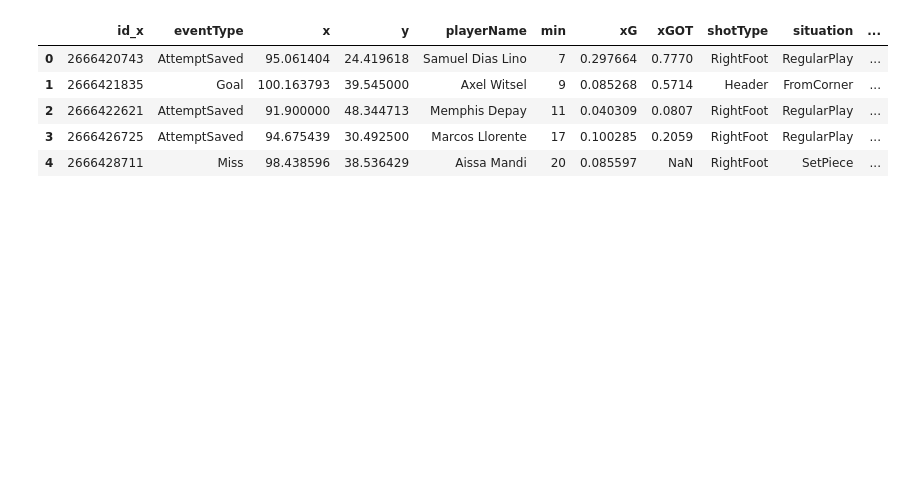
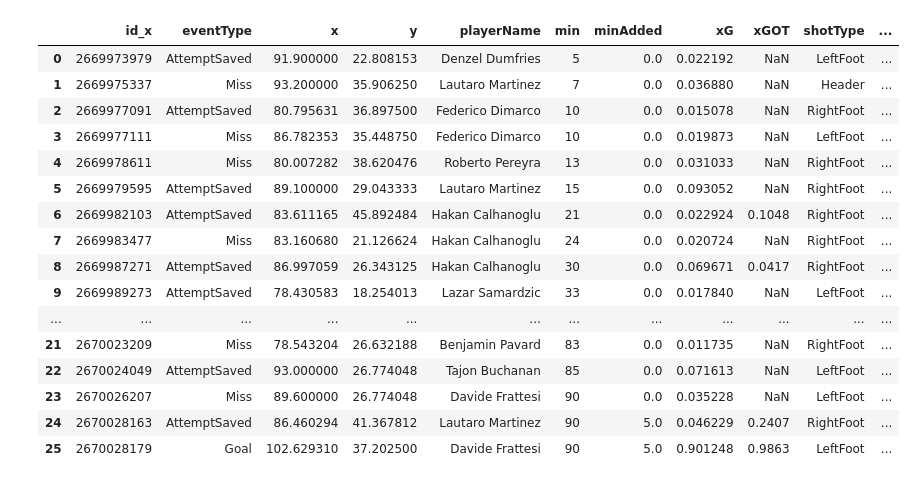
Before and after one commit to sourabanerjee/footballwork, a Jupyter notebook: match dashboard.ipynb, the cells around one changed output. Drawn from its saved outputs; the diff is of its cells as text; code cells hidden in the pictures; blank space fills up the shorter version.

```diff
--- a/match dashboard.ipynb
+++ b/match dashboard.ipynb
@@ -91,8 +108,10 @@ payload = {}
 headers={}
 response = requests.request("GET",url,headers=headers,data=payload)
 data=response.json()
+general=pd.DataFrame(data['content']["stats"]['Periods']['All']['stats'][0]['stats'])
 data2=pd.DataFrame(data['content']['shotmap']['shots'])
-data2=data2[['id',"eventType",'x','y','playerName','min','expectedGoals','expectedGoalsOnTarget','shotType','situation','period','teamId']]
+
+data2=data2[['id',"eventType",'x','y','playerName','min','minAdded','expectedGoals','expectedGoalsOnTarget','shotType','situation','period','teamId',"isOwnGoal"]]
 for x,values in data["general"].items():
     if x=="homeTeam":
         team1=pd.DataFrame(values,index=[0])
@@ -107,15 +126,29 @@ home=teams['name'].unique()[0]
 away=teams["name"].unique()[1]
 data2=pd.merge(data2,teams,how="left",left_on='teamId',right_on='id')
 data2=data2.rename(columns={"expectedGoals":"xG","expectedGoalsOnTarget":"xGOT","name":"team"})
+data2['minAdded']=data2['minAdded'].fillna(0)
+data2['minute']=data2['min']+data2['minAdded']
+data2['xG']=data2['xG'].fillna(0)
 # %%
-data2.head()
+data2
 # %% [output]
-|  | id_x | eventType | x | y | playerName | min | xG | xGOT | shotType | situation | ... |
-| 0 | 2666420743 | AttemptSaved | 95.061404 | 24.419618 | Samuel Dias Lino | 7 | 0.297664 | 0.7770 | RightFoot | RegularPlay | ... |
-| 1 | 2666421835 | Goal | 100.163793 | 39.545000 | Axel Witsel | 9 | 0.085268 | 0.5714 | Header | FromCorner | ... |
-| 2 | 2666422621 | AttemptSaved | 91.900000 | 48.344713 | Memphis Depay | 11 | 0.040309 | 0.0807 | RightFoot | RegularPlay | ... |
-| 3 | 2666426725 | AttemptSaved | 94.675439 | 30.492500 | Marcos Llorente | 17 | 0.100285 | 0.2059 | RightFoot | RegularPlay | ... |
-| 4 | 2666428711 | Miss | 98.438596 | 38.536429 | Aissa Mandi | 20 | 0.085597 | NaN | RightFoot | SetPiece | ... |
+|  | id_x | eventType | x | y | playerName | min | minAdded | xG | xGOT | shotType | ... |
+| 0 | 2669973979 | AttemptSaved | 91.900000 | 22.808153 | Denzel Dumfries | 5 | 0.0 | 0.022192 | NaN | LeftFoot | ... |
+| 1 | 2669975337 | Miss | 93.200000 | 35.906250 | Lautaro Martinez | 7 | 0.0 | 0.036880 | NaN | Header | ... |
+| 2 | 2669977091 | AttemptSaved | 80.795631 | 36.897500 | Federico Dimarco | 10 | 0.0 | 0.015078 | NaN | RightFoot | ... |
+| 3 | 2669977111 | Miss | 86.782353 | 35.448750 | Federico Dimarco | 10 | 0.0 | 0.019873 | NaN | LeftFoot | ... |
+| 4 | 2669978611 | Miss | 80.007282 | 38.620476 | Roberto Pereyra | 13 | 0.0 | 0.031033 | NaN | RightFoot | ... |
+| 5 | 2669979595 | AttemptSaved | 89.100000 | 29.043333 | Lautaro Martinez | 15 | 0.0 | 0.093052 | NaN | RightFoot | ... |
+| 6 | 2669982103 | AttemptSaved | 83.611165 | 45.892484 | Hakan Calhanoglu | 21 | 0.0 | 0.022924 | 0.1048 | RightFoot | ... |
+| 7 | 2669983477 | Miss | 83.160680 | 21.126624 | Hakan Calhanoglu | 24 | 0.0 | 0.020724 | NaN | RightFoot | ... |
+| 8 | 2669987271 | AttemptSaved | 86.997059 | 26.343125 | Hakan Calhanoglu | 30 | 0.0 | 0.069671 | 0.0417 | RightFoot | ... |
+| 9 | 2669989273 | AttemptSaved | 78.430583 | 18.254013 | Lazar Samardzic | 33 | 0.0 | 0.017840 | NaN | LeftFoot | ... |
+| ... | ... | ... | ... | ... | ... | ... | ... | ... | ... | ... | ... |
+| 21 | 2670023209 | Miss | 78.543204 | 26.632188 | Benjamin Pavard | 83 | 0.0 | 0.011735 | NaN | RightFoot | ... |
+| 22 | 2670024049 | AttemptSaved | 93.000000 | 26.774048 | Tajon Buchanan | 85 | 0.0 | 0.071613 | NaN | LeftFoot | ... |
+| 23 | 2670026207 | Miss | 89.600000 | 26.774048 | Davide Frattesi | 90 | 0.0 | 0.035228 | NaN | LeftFoot | ... |
+| 24 | 2670028163 | AttemptSaved | 86.460294 | 41.367812 | Lautaro Martinez | 90 | 5.0 | 0.046229 | 0.2407 | RightFoot | ... |
+| 25 | 2670028179 | Goal | 102.629310 | 37.202500 | Davide Frattesi | 90 | 5.0 | 0.901248 | 0.9863 | LeftFoot | ... |
 # %%
 #for cleaning coordinate data
 # %%
```
Also changed, not shown: parts of 18 cells of this notebook.
